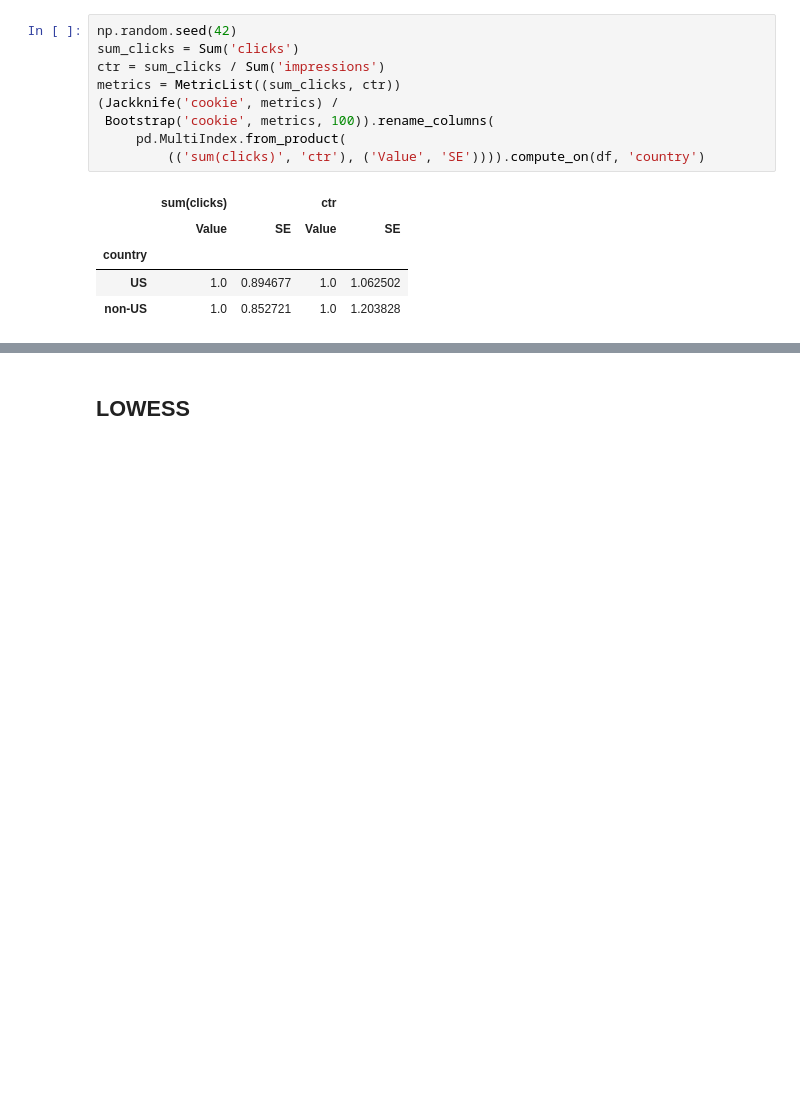
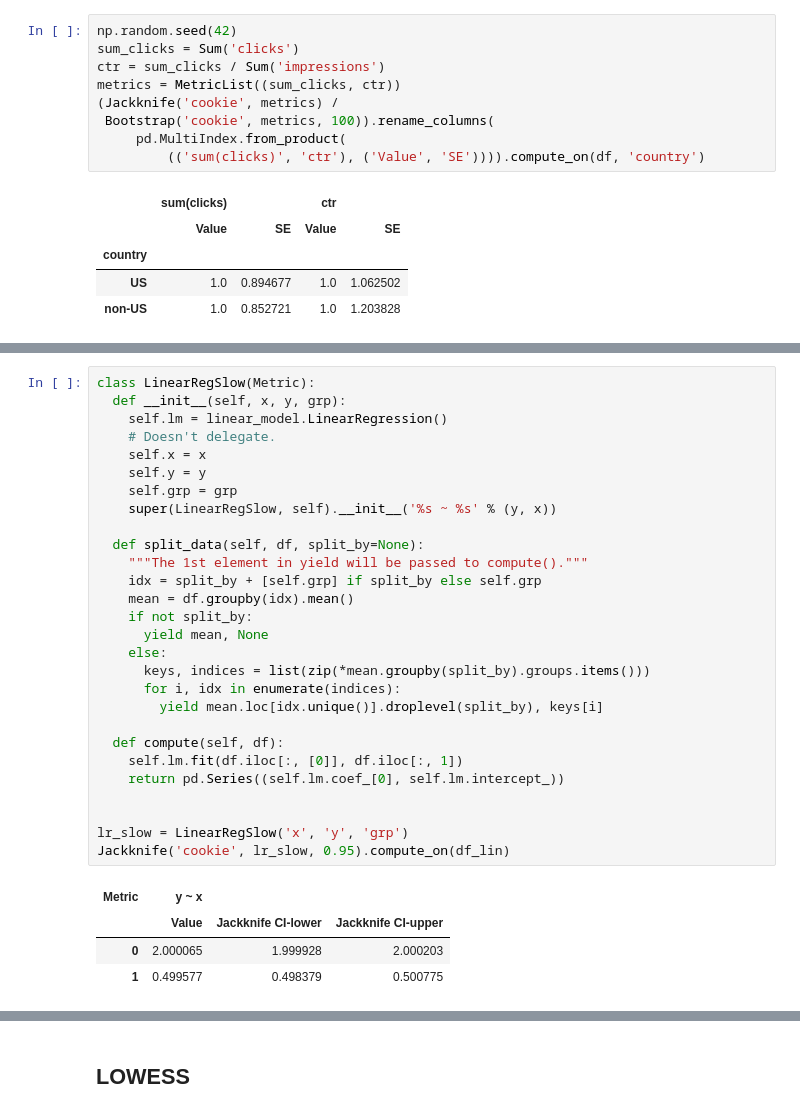
Before and after one commit to google/meterstick, a Jupyter notebook: meterstick_demo.ipynb, the cells around one changed output, grey strips where cells are left out. Drawn from its saved outputs; the diff is of its cells as text; blank space fills up the shorter version.

```diff
--- a/meterstick_demo.ipynb
+++ b/meterstick_demo.ipynb
@@ -966,0 +1063,33 @@ metrics = MetricList((sum_clicks, ctr))
+# %%
+class LinearRegSlow(Metric):
+  def __init__(self, x, y, grp):
+    self.lm = linear_model.LinearRegression()
+    # Doesn't delegate.
+    self.x = x
+    self.y = y
+    self.grp = grp
+    super(LinearRegSlow, self).__init__('%s ~ %s' % (y, x))
+
+  def split_data(self, df, split_by=None):
+    """The 1st element in yield will be passed to compute()."""
+    idx = split_by + [self.grp] if split_by else self.grp
+    mean = df.groupby(idx).mean()
+    if not split_by:
+      yield mean, None
+    else:
+      keys, indices = list(zip(*mean.groupby(split_by).groups.items()))
+      for i, idx in enumerate(indices):
+        yield mean.loc[idx.unique()].droplevel(split_by), keys[i]
+
+  def compute(self, df):
+    self.lm.fit(df.iloc[:, [0]], df.iloc[:, 1])
+    return pd.Series((self.lm.coef_[0], self.lm.intercept_))
+
+
+lr_slow = LinearRegSlow('x', 'y', 'grp')
+Jackknife('cookie', lr_slow, 0.95).compute_on(df_lin)
+# %% [output]
+| Metric | y ~ x |  |  |
+|  | Value | Jackknife CI-lower | Jackknife CI-upper |
+| 0 | 2.000065 | 1.999928 | 2.000203 |
+| 1 | 0.499577 | 0.498379 | 0.500775 |
```
Also changed, not shown: parts of 15 cells of this notebook.
